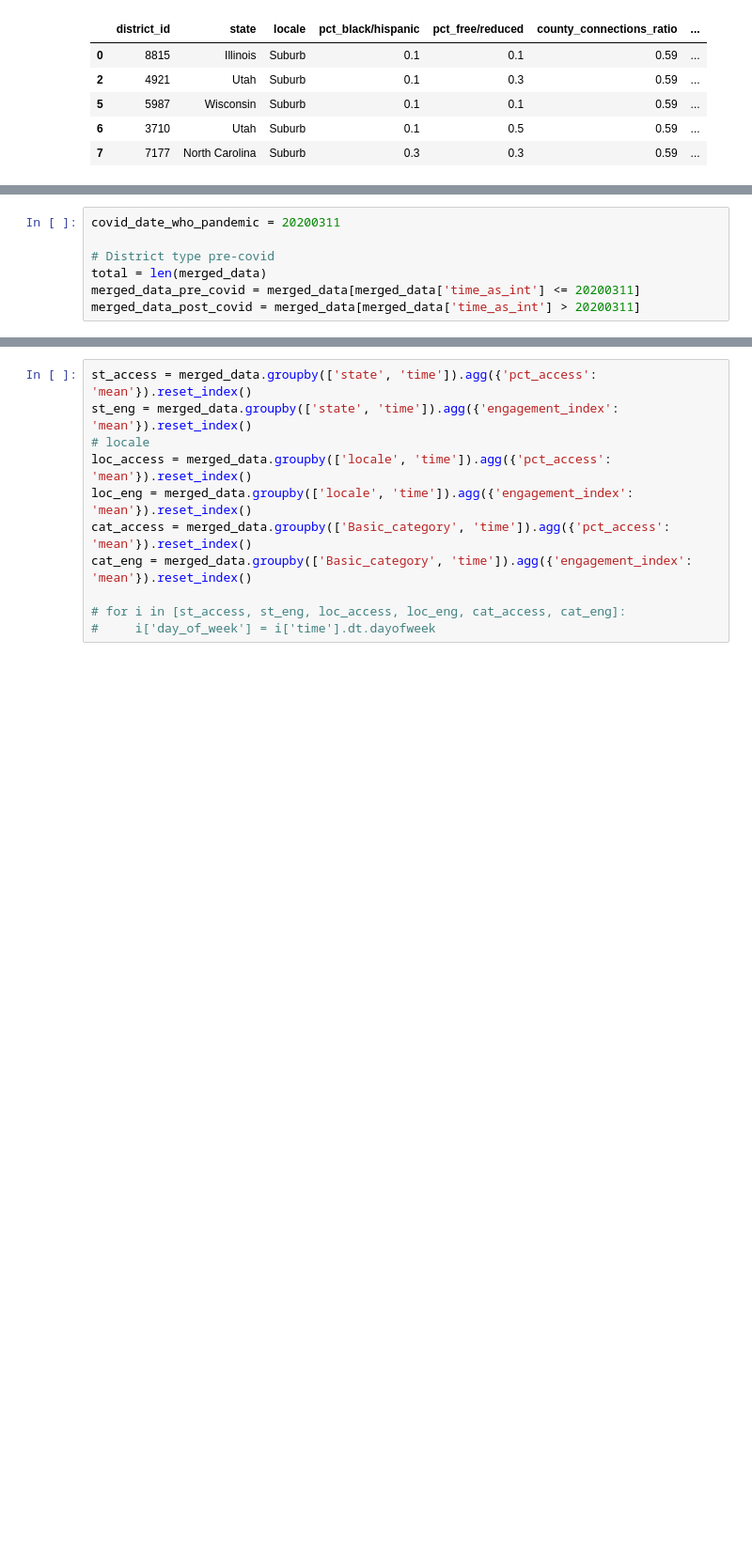
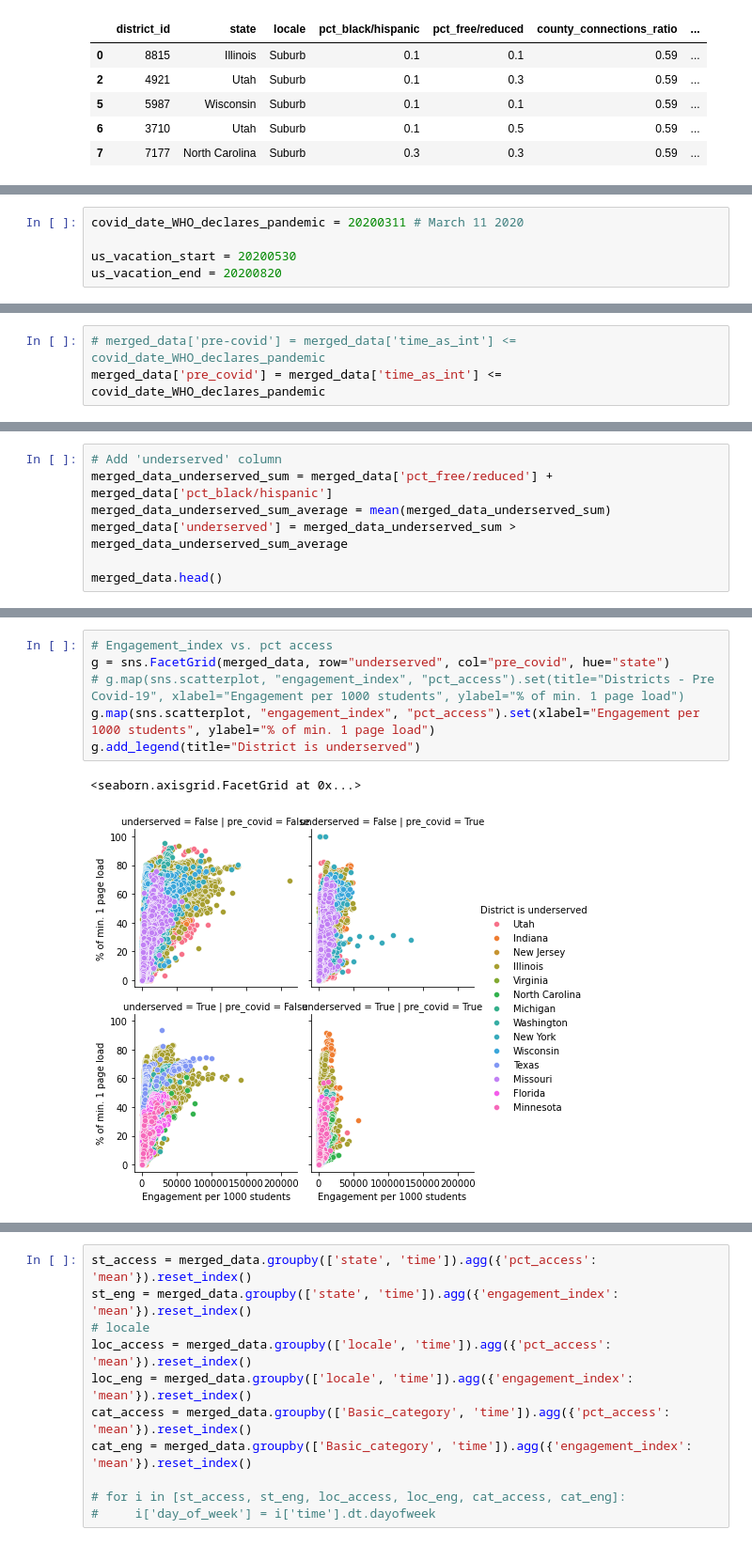
Before and after one commit to andrekovac/covid19-education-impact, a Jupyter notebook: racial_bias.ipynb, the cells around one changed output, grey strips where cells are left out. Shown at 94% size. Saved outputs shown, nothing was run; the diff lists cells and outputs as text; blank space fills up the shorter version.

```diff
--- a/racial_bias.ipynb
+++ b/racial_bias.ipynb
@@ -236,0 +207,5 @@ taken from [this timeline](https://www.ajmc.com/view/a-timeline-of-covid19-devel
+# %%
+covid_date_WHO_declares_pandemic = 20200311 # March 11 2020
+
+us_vacation_start = 20200530
+us_vacation_end = 20200820
@@ -237,7 +226,3 @@ taken from [this timeline](https://www.ajmc.com/view/a-timeline-of-covid19-devel
 # %%
-covid_date_who_pandemic = 20200311
-
-# District type pre-covid
-total = len(merged_data)
-merged_data_pre_covid = merged_data[merged_data['time_as_int'] <= 20200311]
-merged_data_post_covid = merged_data[merged_data['time_as_int'] > 20200311]
+# merged_data['pre-covid'] = merged_data['time_as_int'] <= covid_date_WHO_declares_pandemic
+merged_data['pre_covid'] = merged_data['time_as_int'] <= covid_date_WHO_declares_pandemic
@@ -303,0 +243,7 @@ black_hispanic_pre
+# %%
+# Add 'underserved' column
+merged_data_underserved_sum = merged_data['pct_free/reduced'] + merged_data['pct_black/hispanic']
+merged_data_underserved_sum_average = mean(merged_data_underserved_sum)
+merged_data['underserved'] = merged_data_underserved_sum > merged_data_underserved_sum_average
+
+merged_data.head()
@@ -303,0 +274,9 @@ black_hispanic_pre
+# %%
+# Engagement_index vs. pct access
+g = sns.FacetGrid(merged_data, row="underserved", col="pre_covid", hue="state")
+# g.map(sns.scatterplot, "engagement_index", "pct_access").set(title="Districts - Pre Covid-19", xlabel="Engagement per 1000 students", ylabel="% of min. 1 page load")
+g.map(sns.scatterplot, "engagement_index", "pct_access").set(xlabel="Engagement per 1000 students", ylabel="% of min. 1 page load")
+g.add_legend(title="District is underserved")
+# %% [output]
+<seaborn.axisgrid.FacetGrid at 0x...>
+[figure, added]
```
Also changed, not shown: parts of 44 cells of this notebook.
